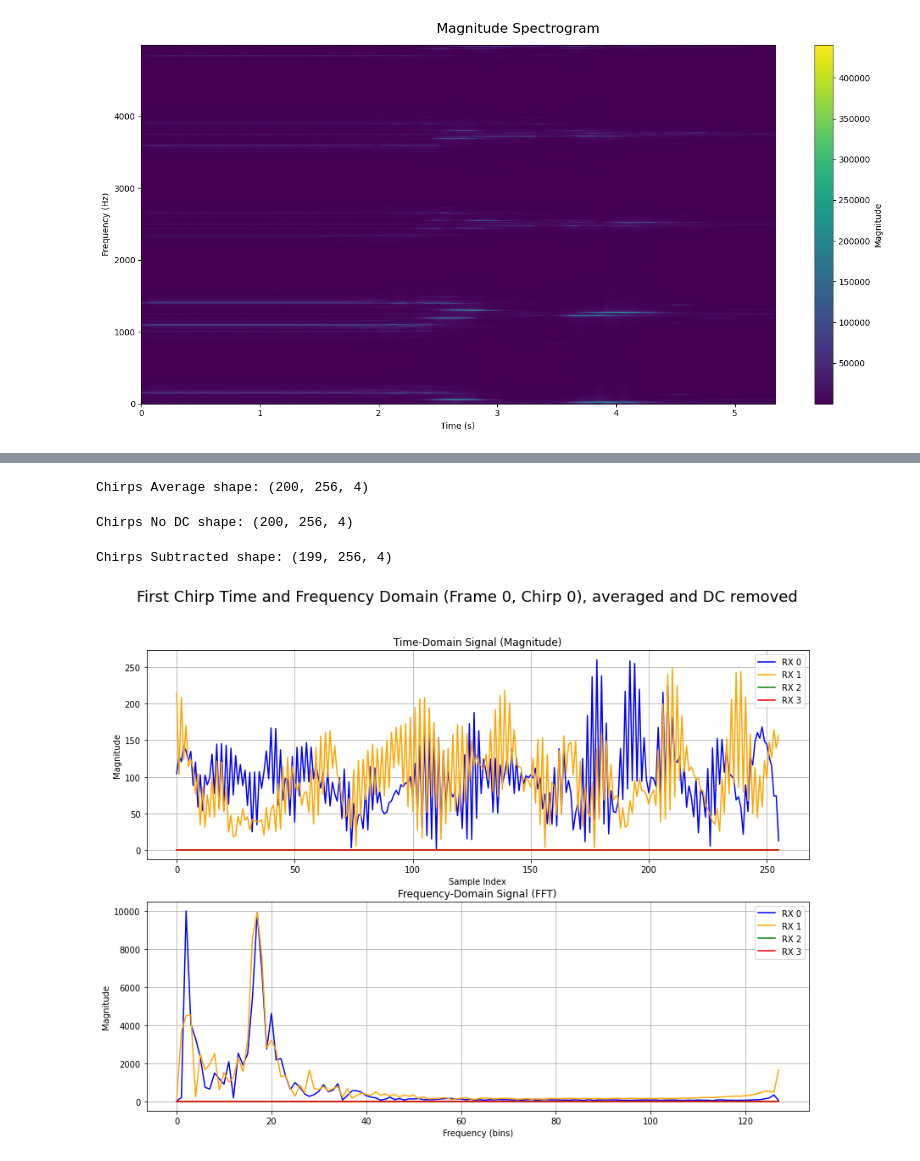
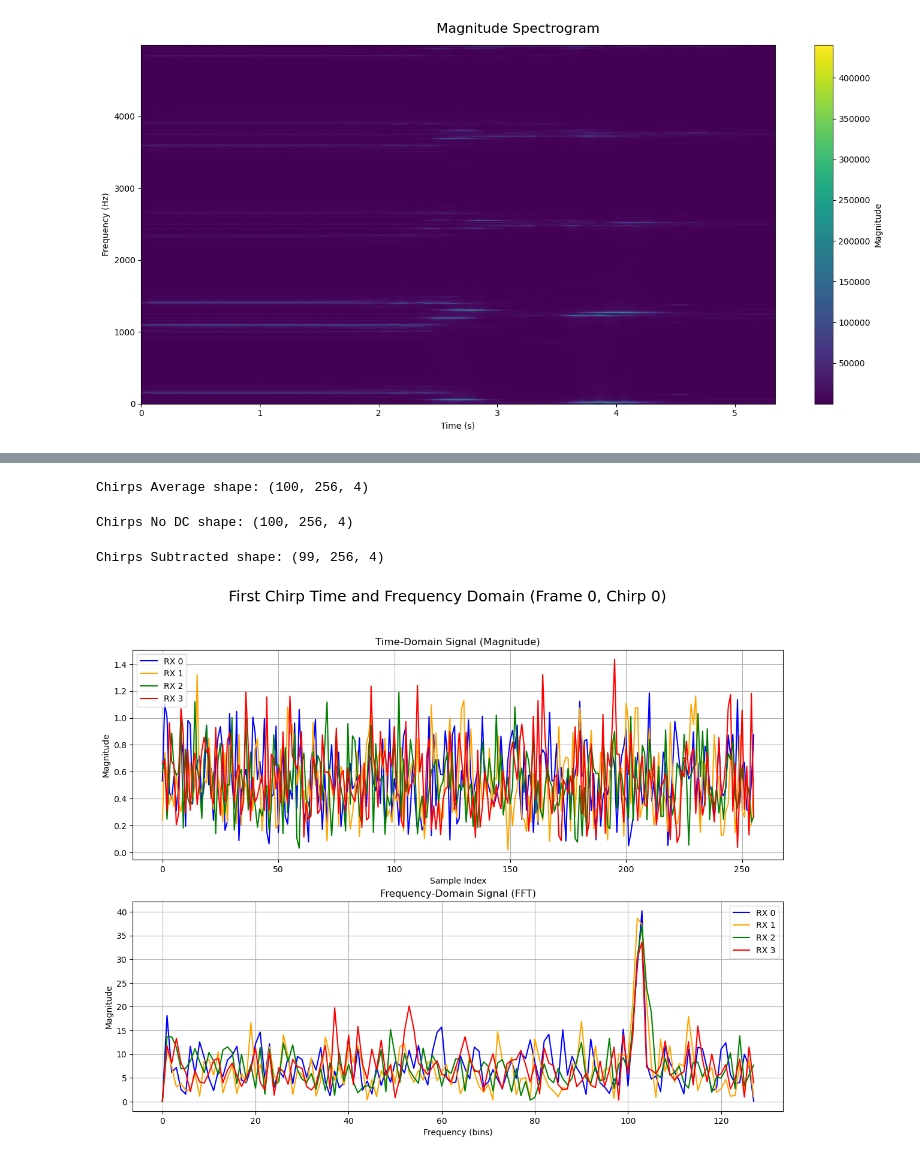
Before and after one commit to arlaptiev/sk_mmwave, a Jupyter notebook: data/radar.ipynb, the cells around one changed output, grey strips where cells are left out. Drawn from its saved outputs; the diff is of its cells as text; code cells hidden in the pictures.

```diff
--- a/data/radar.ipynb
+++ b/data/radar.ipynb
@@ -231,15 +231,15 @@ def load_radar_file(filepath, num_frames, num_chirp, samples_per_chirp, num_rx):
 
     return adcData
 # %%
-c = 3e8                         # speed of light in m/s
+c = 3e8  # Speed of light in m/s
 
 # frame config
-# NUM_FRAMES = 8
-# NUM_CHIRP = 128                 # chirp loop count
-# PERIODICITY = 40                # periodicity in ms
-NUM_FRAMES = 100*2
+NUM_FRAMES = 100
 NUM_CHIRP = 128                 # chirp loop count
-PERIODICITY = 100               # periodicity in ms
+PERIODICITY = 40                # periodicity in ms
+# NUM_FRAMES = 100
+# NUM_CHIRP = 32              # chirp loop count
+# PERIODICITY = 100           # periodicity in ms
 
 # profile config
 FREQUENCY = 77                  # start frequency
@@ -252,12 +252,13 @@ FREQ_SLOPE_MHZ = 29.982         # frequency slope in MHz (/us)
 # chan & adc config
 NUMRX = 4
 
-SAMPLE_RATE = SAMPLE_RATE_KHZ * 1e3             # digout sample rate in Hz
+SAMPLE_RATE = SAMPLE_RATE_KHZ * 1e3  # digout sample rate in Hz
+# SWEEP_TIME = (RAMP_END_TIME_US - ADC_START_TIME_US) * 1e-6  # sweep time in seconds
 SWEEP_TIME = SAMPLES_PER_CHIRP / SAMPLE_RATE
-FREQ_SLOPE = FREQ_SLOPE_MHZ * 1e12              # frequency slope in Hz (/s)
+FREQ_SLOPE = FREQ_SLOPE_MHZ * 1e12  # frequency slope in Hz (/s)
 
-BANDWIDTH = FREQ_SLOPE * SWEEP_TIME             # bandwidth in Hz
-RESOLUTION = c / (2 * BANDWIDTH)                # range resolution in m
+BANDWIDTH = FREQ_SLOPE * SWEEP_TIME  # bandwidth in Hz
+RESOLUTION = c / (2 * BANDWIDTH)  # range resolution in m
 
 print(f"Start frequency: {FREQUENCY} Hz")
 print(f"Bandwidth: {BANDWIDTH} Hz")
@@ -266,8 +267,8 @@ print(f"Slope: {FREQ_SLOPE} Hz/s")
 print(f"Range resolution: {RESOLUTION} m")
 print(f"Sample rate: {SAMPLE_RATE} Hz")
 
-adc_data = load_radar_file('./adc_data_ceil+obj_1m.bin', NUM_FRAMES, NUM_CHIRP, SAMPLES_PER_CHIRP, NUMRX)
-print("ADC Data shape:", adc_data.shape)
+chirps = load_radar_file('./adc_datacovertono.bin', NUM_FRAMES, NUM_CHIRP, SAMPLES_PER_CHIRP, NUMRX)
+print("ADC Data shape:", chirps.shape)
 # adcData
 # %% [output]
 Start frequency: 77 Hz
@@ -314,23 +315,12 @@ axs[1].grid(True)
 # %%
 # coherently average the chirps for each frame
-chirps_avg = np.mean(adc_data, axis=1)                    # Average across chirps
+chirps_avg = np.mean(chirps, axis=1)                    # Average across chirps
 print("Chirps Average shape:", chirps_avg.shape)
 # %% [output]
-Chirps Average shape: (200, 256, 4)
+Chirps Average shape: (100, 256, 4)
 # %%
 # remove DC from all data
 chirps_no_dc = chirps_avg - np.mean(chirps_avg, axis=1, keepdims=True)
 print("Chirps No DC shape:", chirps_no_dc.shape)
 # %% [output]
-Chirps No DC shape: (200, 256, 4)
+Chirps No DC shape: (100, 256, 4)
-# %%
-# frame-to-frame background subtraction
-chirps_subtracted = np.copy(chirps_no_dc)  # Create a copy for subtraction
-for i in range(1, NUM_FRAMES):
-    chirps_subtracted[i] -= chirps_no_dc[i - 1]  # Subtract the previous frame
-
-# remove first frame
-chirps_subtracted = chirps_subtracted[1:]  # Remove the first frame
-print("Chirps Subtracted shape:", chirps_subtracted.shape)
-# %% [output]
-Chirps Subtracted shape: (199, 256, 4)
@@ -339,0 +327,11 @@ chirps = chirps_no_dc  # Update chirps to the subtracted data
+# %%
+# frame-to-frame background subtraction
+chirps_subtracted = np.copy(chirps_no_dc)  # Create a copy for subtraction
+for i in range(1, NUM_FRAMES):
+    chirps_subtracted[i] -= chirps_no_dc[i - 1]  # Subtract the previous frame
+
+# remove first frame
+chirps_subtracted = chirps_subtracted[1:]  # Remove the first frame
+print("Chirps Subtracted shape:", chirps_subtracted.shape)
+# %% [output]
+Chirps Subtracted shape: (99, 256, 4)
@@ -341,32 +341,32 @@ chirps = chirps_no_dc  # Update chirps to the subtracted data
 frame_idx = 0
 
 # FFT on the first chirps across all RXs
 first_chirp_ffts = np.array([fft(chirps[frame_idx, :, rx]) for rx in range(NUMRX)])
 N = first_chirp_ffts.shape[1]
 
 fig, axs = plt.subplots(2, 1, figsize=(14, 10))
-fig.suptitle('First Chirp Time and Frequency Domain (Frame 0, Chirp 0), averaged and DC removed', fontsize=18)
+fig.suptitle('First Chirp Time and Frequency Domain (Frame 0, Chirp 0)', fontsize=18)
 
 # Subplot 1: Time-domain magnitude
 axs[0].plot(np.abs(chirps[frame_idx, :, 0]), label='RX 0', color='blue')
 axs[0].plot(np.abs(chirps[frame_idx, :, 1]), label='RX 1', color='orange')
 axs[0].plot(np.abs(chirps[frame_idx, :, 2]), label='RX 2', color='green')
 axs[0].plot(np.abs(chirps[frame_idx, :, 3]), label='RX 3', color='red')
 axs[0].set_title('Time-Domain Signal (Magnitude)')
 axs[0].set_xlabel('Sample Index')
 axs[0].set_ylabel('Magnitude')
 axs[0].legend()
 axs[0].grid(True)
 
 # Subplot 2: Frequency-domain magnitude (FFT of RX 0)
 axs[1].plot(np.abs(first_chirp_ffts[0, :N//2]), label='RX 0', color='blue')
 axs[1].plot(np.abs(first_chirp_ffts[1, :N//2]), label='RX 1', color='orange')
 axs[1].plot(np.abs(first_chirp_ffts[2, :N//2]), label='RX 2', color='green')
 axs[1].plot(np.abs(first_chirp_ffts[3, :N//2]), label='RX 3', color='red')
 axs[1].set_title('Frequency-Domain Signal (FFT)')
 axs[1].set_xlabel('Frequency (bins)')
 axs[1].set_ylabel('Magnitude')
 axs[1].legend()
 axs[1].grid(True)
 # %% [output]
-[figure, old version]
+[figure, new version]
```
Also changed, not shown: parts of 12 cells of this notebook, 9 other files.
